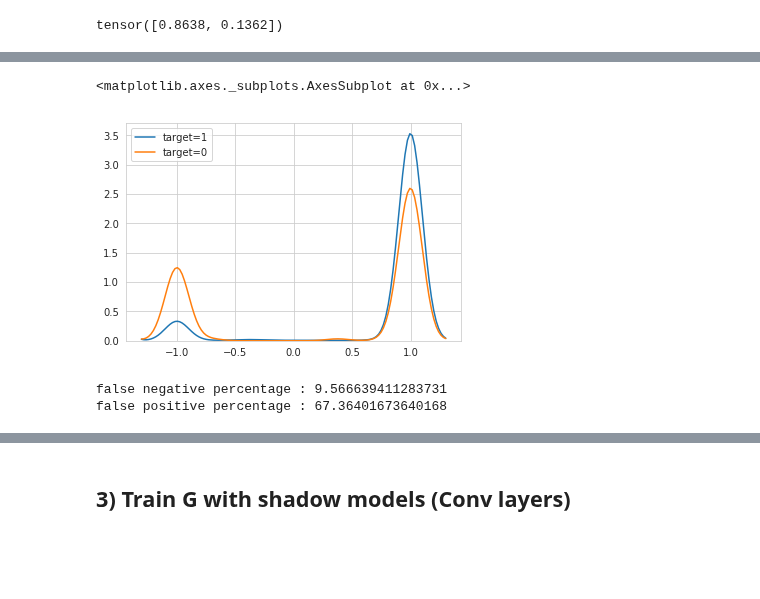
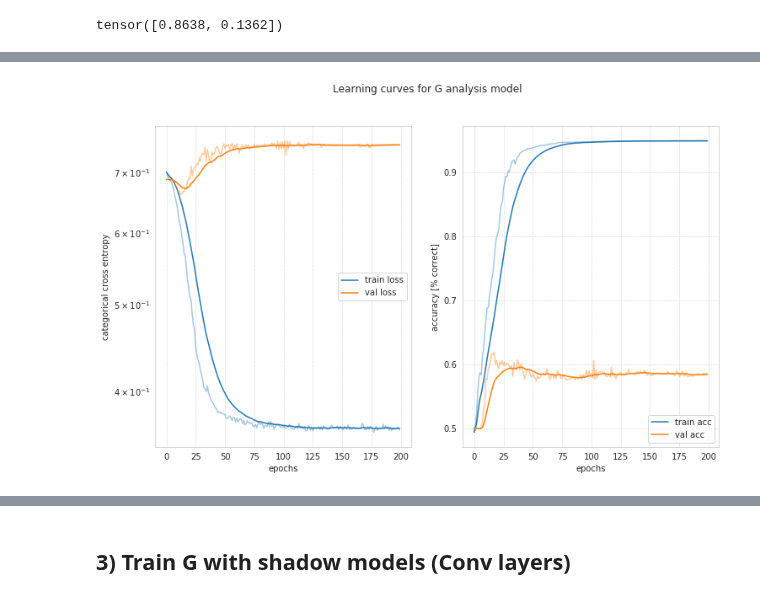
Before and after one commit to palexlee/DeepWololo, a Jupyter notebook: presentation_notebook.ipynb, the cells around one changed output, grey strips where cells are left out. Drawn from its saved outputs; the diff is of its cells as text; code cells hidden in the pictures; blank space fills up the shorter version.

```diff
--- a/presentation_notebook.ipynb
+++ b/presentation_notebook.ipynb
@@ -263,13 +255,5 @@ sns.kdeplot(negative_train[:, 1]-negative_train[:, 0], bw=0.1, ax=g, label='targ
-# %%
-sns.set_style('whitegrid')
-g = sns.kdeplot(positive_test[:, 1]-positive_test[:, 0], bw=0.1, label='target=1')
-sns.kdeplot(negative_test[:, 1]-negative_test[:, 0], bw=0.1, ax=g, label='target=0')
-# %% [output]
-<matplotlib.axes._subplots.AxesSubplot at 0x...>
-[figure, removed]
-# %%
-print("false negative percentage :", 100 - 100*positive_test.argmax(1).sum()/positive_test.shape[0])
-print("false positive percentage :", 100*negative_test.argmax(1).sum()/negative_test.shape[0])
-# %% [output]
-false negative percentage : 9.566639411283731
-false positive percentage : 67.36401673640168
+# %%
+hist.plot("Learning curves for G analysis model")
+plt.savefig("G_curve_" + sufix + ".png", dpi=300, bbox_inches='tight')
+# %% [output]
+[figure, added]
```
Also changed, not shown: parts of 36 cells of this notebook.
